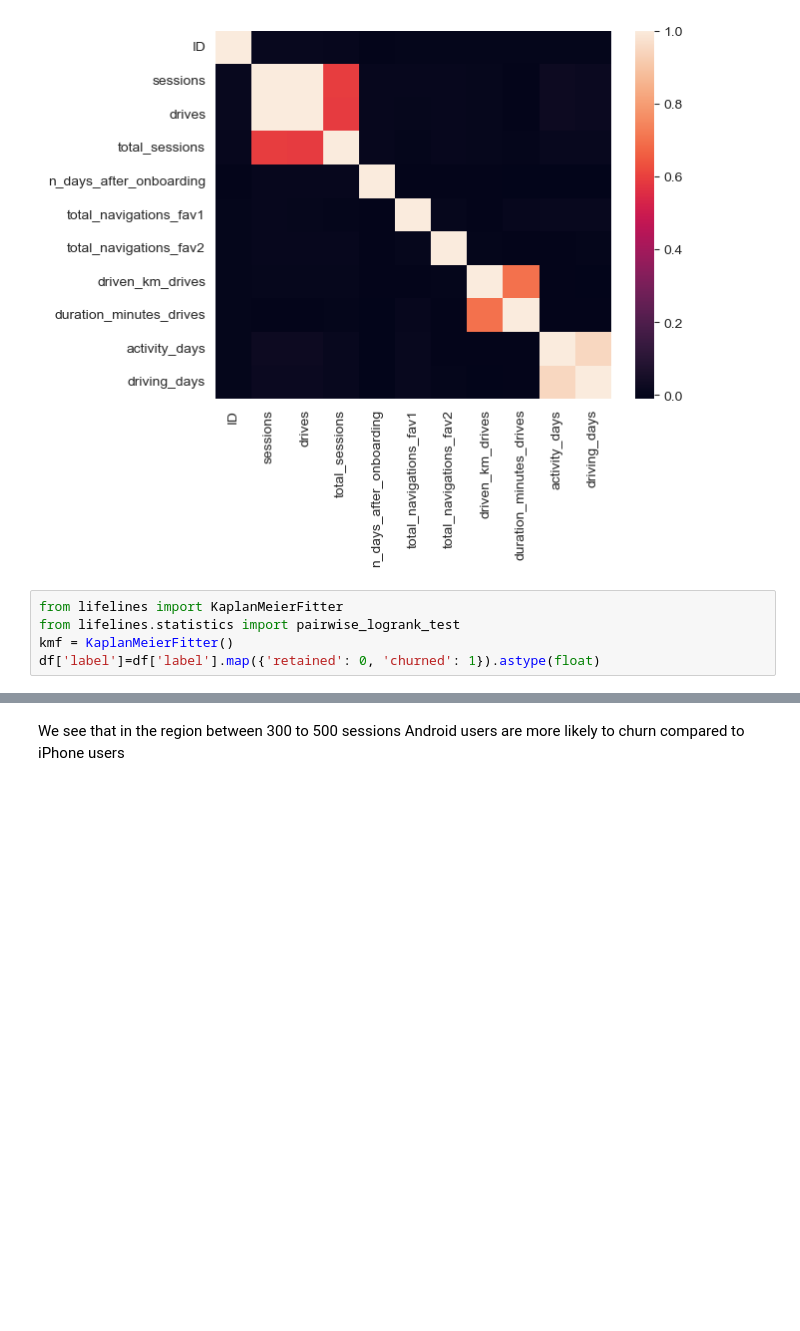
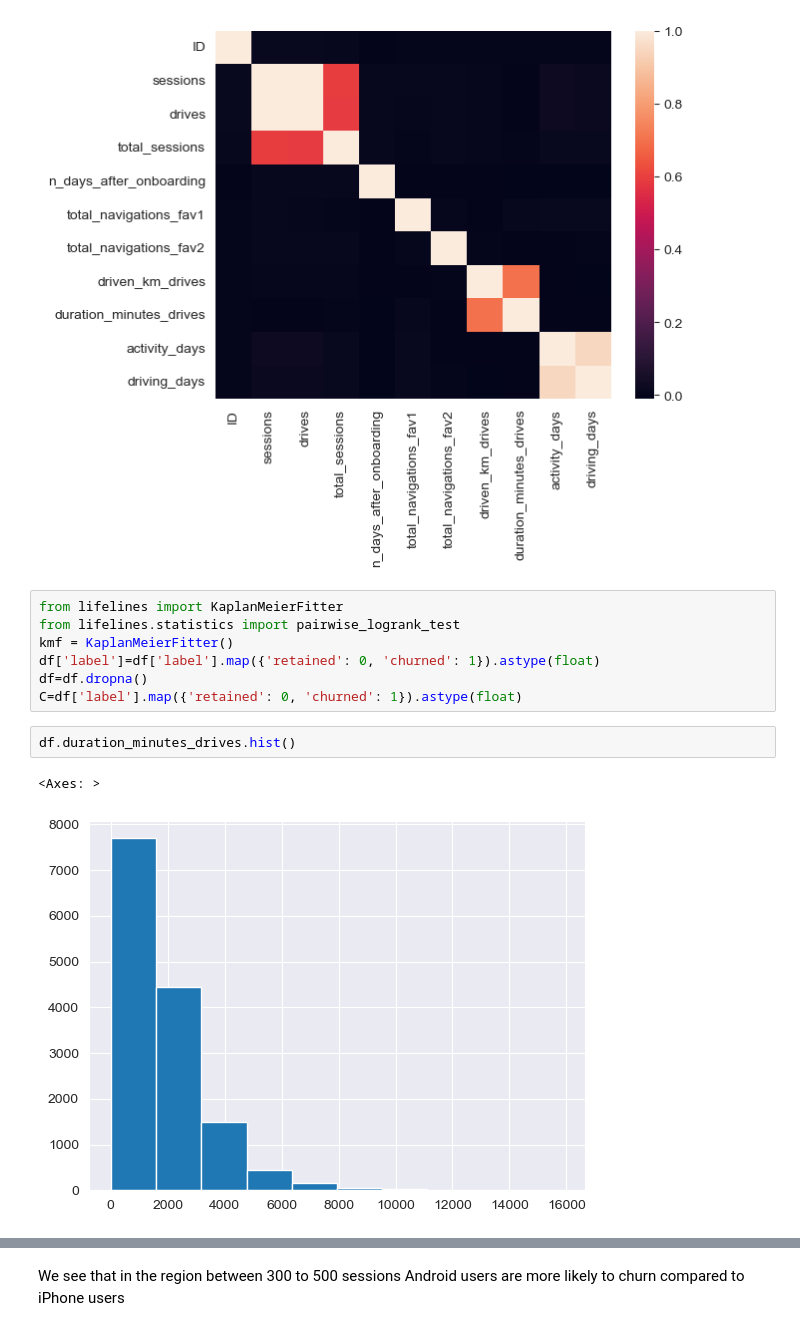
Before and after one commit to point-de-vyu/data-analytics-projects, a Jupyter notebook: Waze_predicting_user_churn/1. Exploratory_data_analysis.ipynb, the cells around one changed output, grey strips where cells are left out. Cells and saved outputs as stored; diff of their text form; blank space fills up the shorter version.

```diff
--- a/Waze_predicting_user_churn/1. Exploratory_data_analysis.ipynb
+++ b/Waze_predicting_user_churn/1. Exploratory_data_analysis.ipynb
@@ -547,4 +547,11 @@ from lifelines import KaplanMeierFitter
 from lifelines.statistics import pairwise_logrank_test
 kmf = KaplanMeierFitter()
 df['label']=df['label'].map({'retained': 0, 'churned': 1}).astype(float)
+df=df.dropna()
+C=df['label'].map({'retained': 0, 'churned': 1}).astype(float)
+# %%
+df.duration_minutes_drives.hist()
+# %% [output]
+<Axes: >
+[figure, added]
 # %%
```
Also changed, not shown: parts of 16 cells of this notebook.
